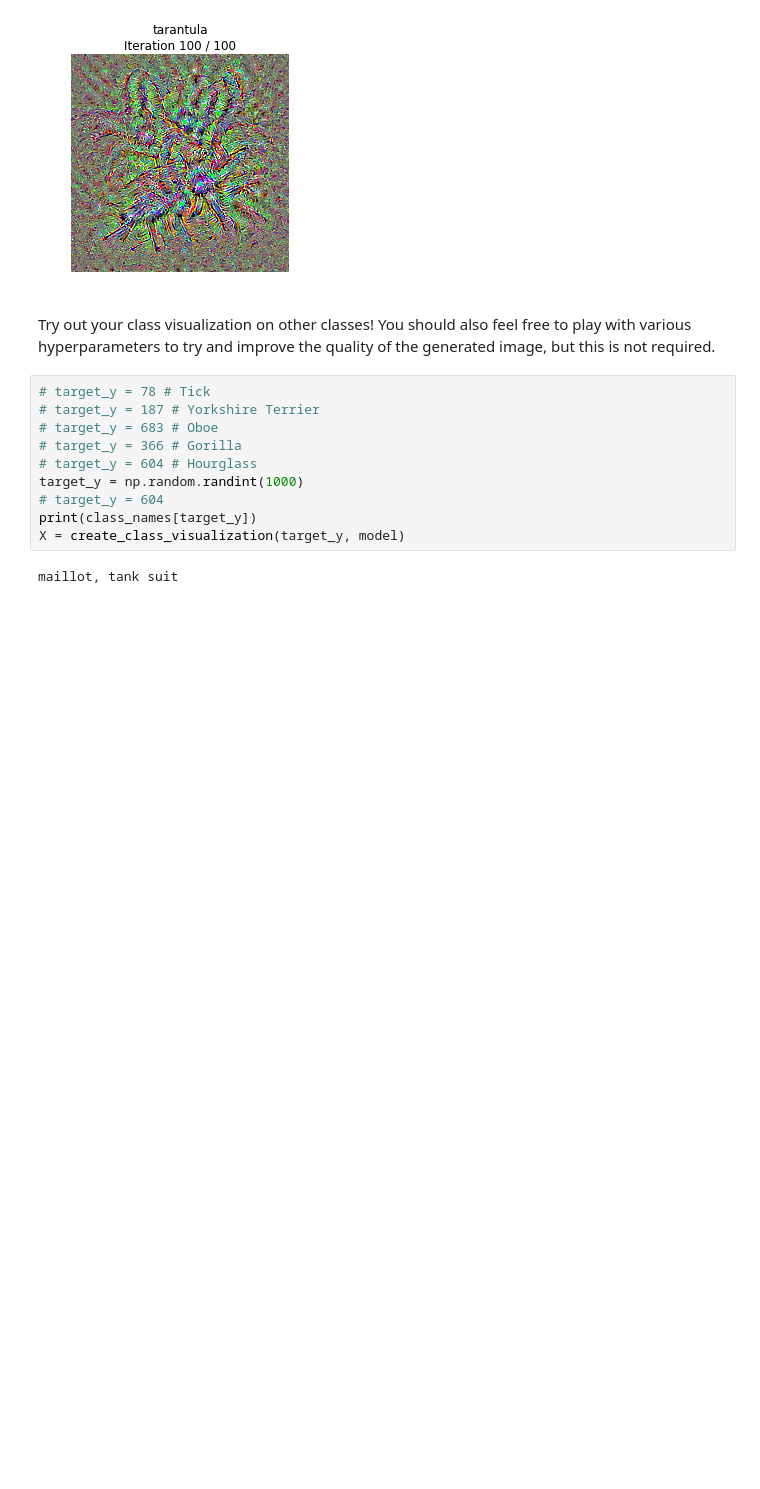
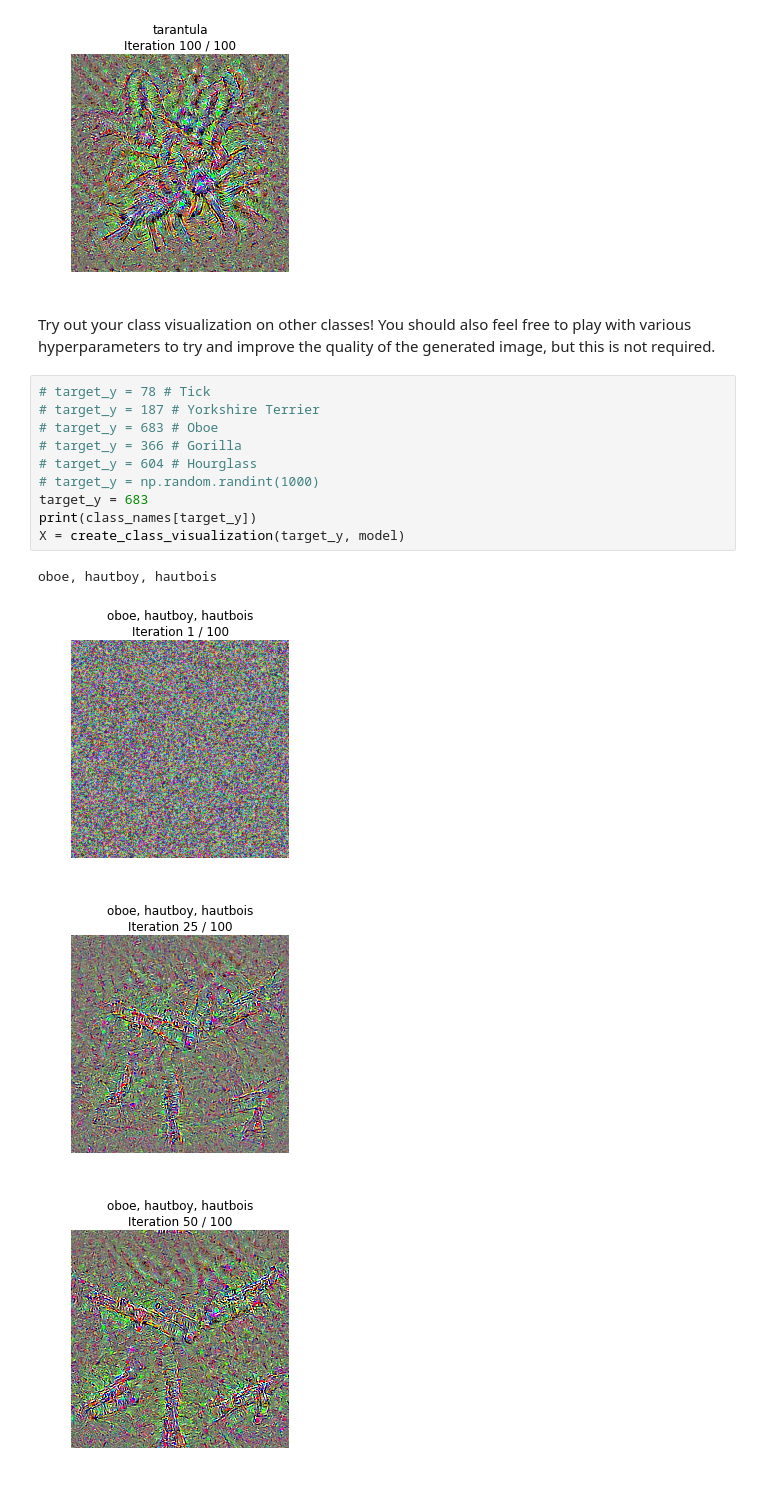
Before and after one commit to svigne1/my_cs231n_assignment_solutions, a Jupyter notebook: assignment3/NetworkVisualization-TensorFlow.ipynb, the cells around one changed output. Cells and saved outputs as stored; diff of their text form; blank space fills up the shorter version.

Commit message:
oboe visualization

```diff
--- a/assignment3/NetworkVisualization-TensorFlow.ipynb
+++ b/assignment3/NetworkVisualization-TensorFlow.ipynb
@@ -405,12 +405,15 @@ Try out your class visualization on other classes! You should also feel free to
 # %%
 # target_y = 78 # Tick
 # target_y = 187 # Yorkshire Terrier
 # target_y = 683 # Oboe
 # target_y = 366 # Gorilla
 # target_y = 604 # Hourglass
-target_y = np.random.randint(1000)
-# target_y = 604
+# target_y = np.random.randint(1000)
+target_y = 683
 print(class_names[target_y])
 X = create_class_visualization(target_y, model)
 # %% [output]
-maillot, tank suit
+oboe, hautboy, hautbois
+[figure, added]
+[figure, added]
+[figure, added]
```
Also changed, not shown: parts of 1 cell of this notebook.
